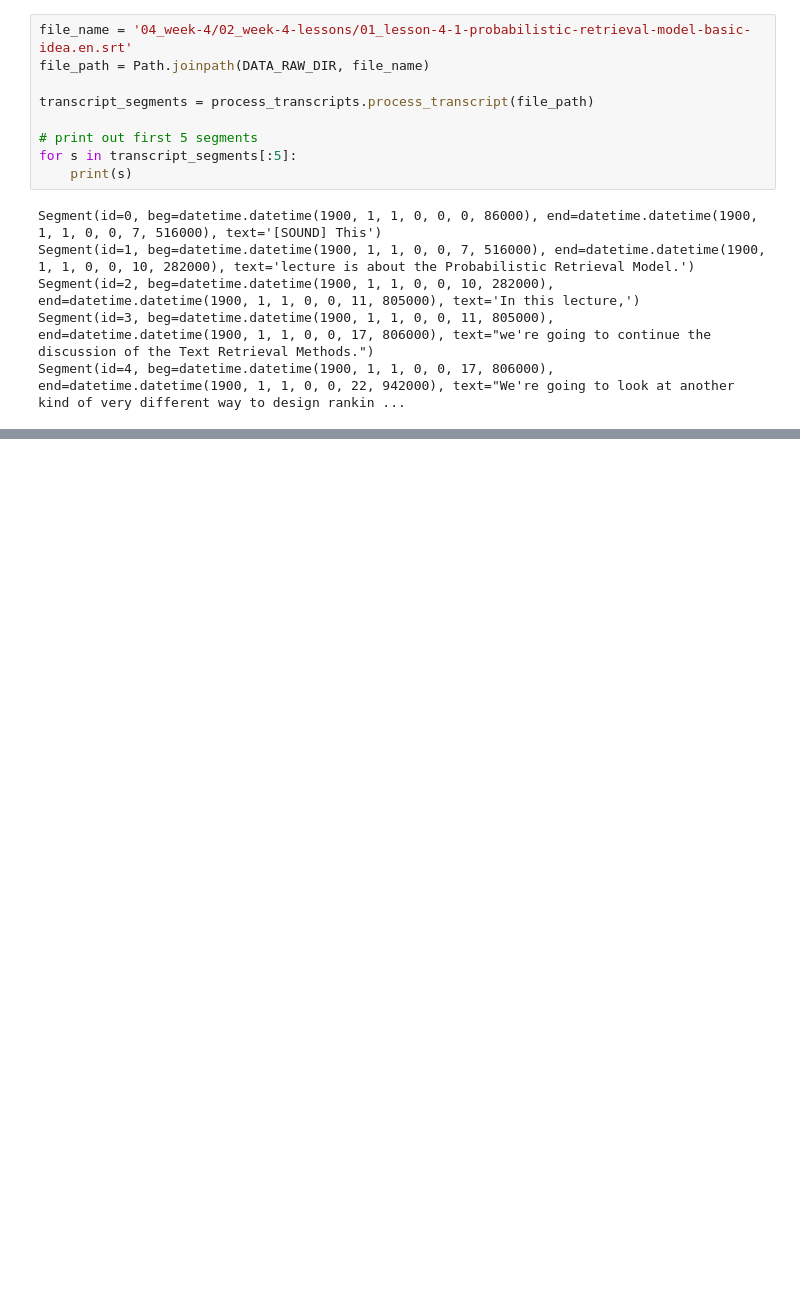
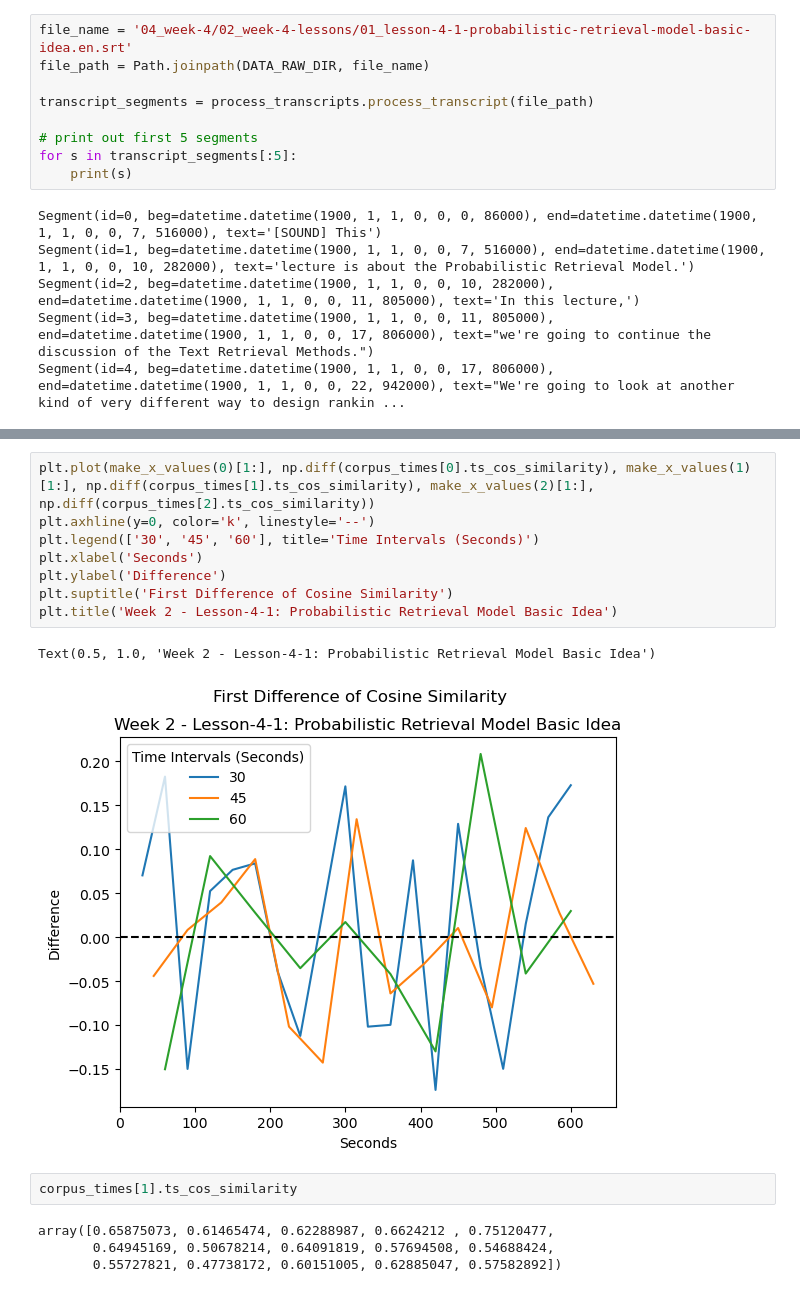
Before and after one commit to Bbold72/TIS-FA22-SmartMOOCs, a Jupyter notebook: notebooks/demo.ipynb, the cells around one changed output, grey strips where cells are left out. Drawn from its saved outputs; the diff is of its cells as text; blank space fills up the shorter version.

```diff
--- a/notebooks/demo.ipynb
+++ b/notebooks/demo.ipynb
@@ -29,0 +112,17 @@ Segment(id=4, beg=datetime.datetime(1900, 1, 1, 0, 0, 17, 806000), end=datetime.
+# %%
+plt.plot(make_x_values(0)[1:], np.diff(corpus_times[0].ts_cos_similarity), make_x_values(1)[1:], np.diff(corpus_times[1].ts_cos_similarity), make_x_values(2)[1:], np.diff(corpus_times[2].ts_cos_similarity))
+plt.axhline(y=0, color='k', linestyle='--')
+plt.legend(['30', '45', '60'], title='Time Intervals (Seconds)')
+plt.xlabel('Seconds')
+plt.ylabel('Difference')
+plt.suptitle('First Difference of Cosine Similarity')
+plt.title('Week 2 - Lesson-4-1: Probabilistic Retrieval Model Basic Idea')
+# %% [output]
+Text(0.5, 1.0, 'Week 2 - Lesson-4-1: Probabilistic Retrieval Model Basic Idea')
+[figure, added]
+# %%
+corpus_times[1].ts_cos_similarity
+# %% [output]
+array([0.65875073, 0.61465474, 0.62288987, 0.6624212 , 0.75120477,
+       0.64945169, 0.50678214, 0.64091819, 0.57694508, 0.54688424,
+       0.55727821, 0.47738172, 0.60151005, 0.62885047, 0.57582892])
```
Also changed, not shown: parts of 9 cells of this notebook.
